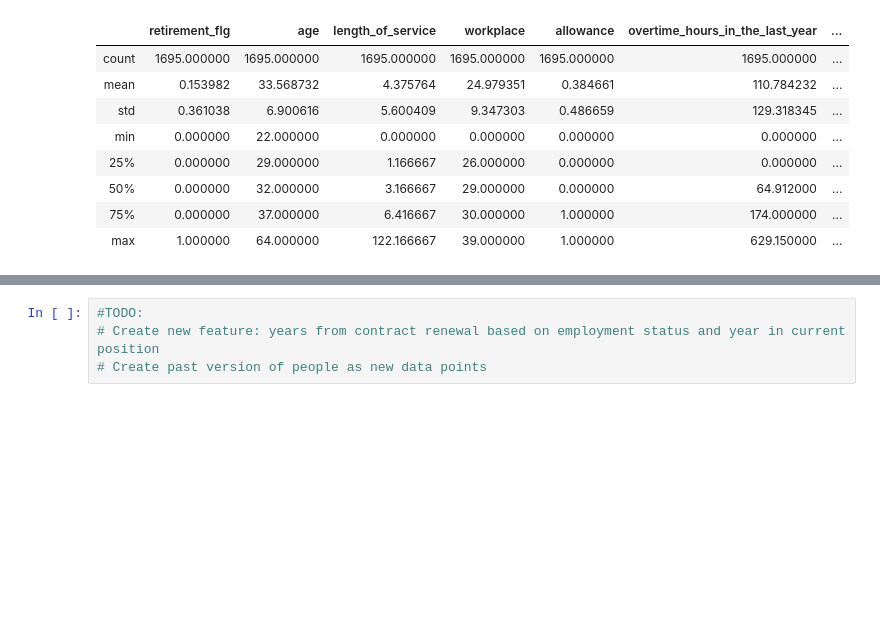
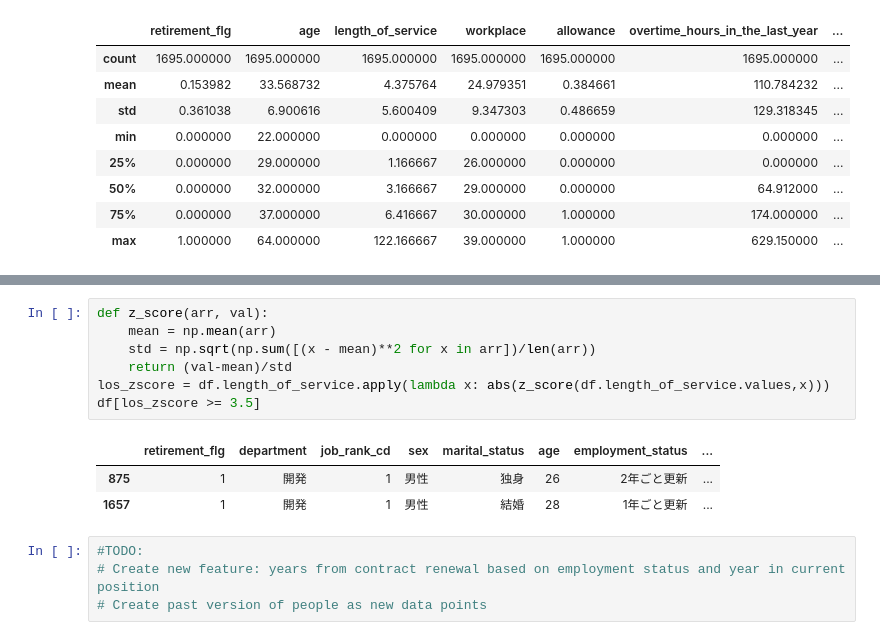
Before and after one commit to ininjame/pythonproj, a Jupyter notebook: data_analysis/ml_study_classification.ipynb, the cells around one changed output, grey strips where cells are left out. Drawn from its saved outputs; the diff is of its cells as text; blank space fills up the shorter version.

Commit message:
add z-score calculator

```diff
--- a/data_analysis/ml_study_classification.ipynb
+++ b/data_analysis/ml_study_classification.ipynb
@@ -190,3 +190,14 @@ sns.heatmap(df.corr())
+# %%
+def z_score(arr, val):
+    mean = np.mean(arr)
+    std = np.sqrt(np.sum([(x - mean)**2 for x in arr])/len(arr))
+    return (val-mean)/std
+los_zscore = df.length_of_service.apply(lambda x: abs(z_score(df.length_of_service.values,x)))
+df[los_zscore >= 3.5]
+# %% [output]
+|  | retirement_flg | department | job_rank_cd | sex | marital_status | age | employment_status | ... |
+| 875 | 1 | 開発 | 1 | 男性 | 独身 | 26 | 2年ごと更新 | ... |
+| 1657 | 1 | 開発 | 1 | 男性 | 結婚 | 28 | 1年ごと更新 | ... |
 # %%
 #TODO:
 # Create new feature: years from contract renewal based on employment status and year in current position
```
Also changed, not shown: parts of 5 cells of this notebook.
